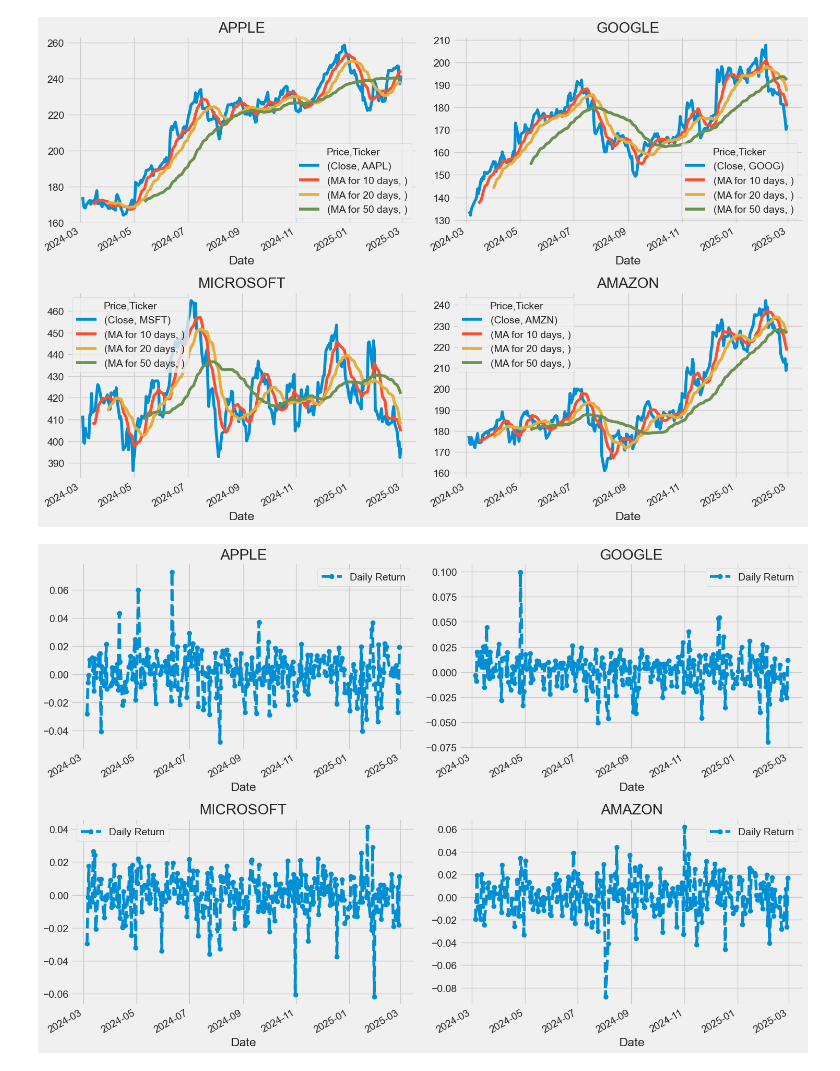
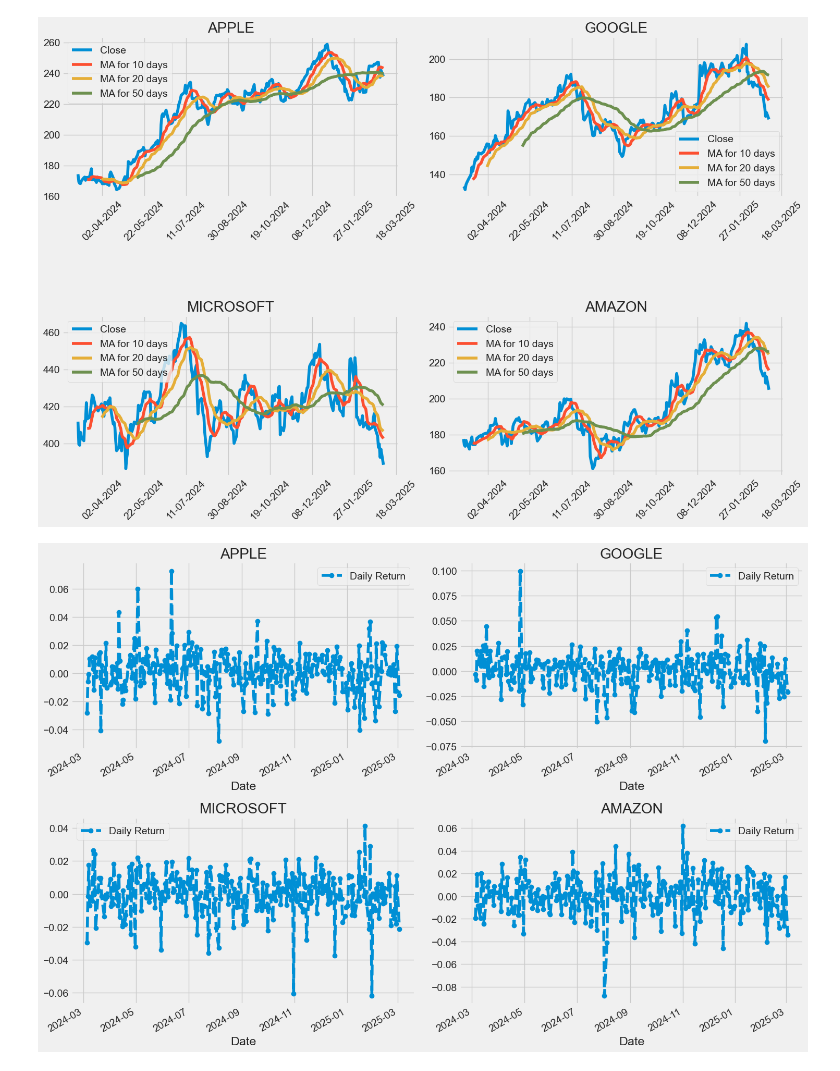
Before and after one commit to Mokshshah2005/Stock-Trend-Analysis, a Jupyter notebook: code/Stock_trend_analysis.ipynb, the cells around one changed output. Cells and saved outputs as stored; diff of their text form; code cells hidden in the pictures.

```diff
--- a/code/Stock_trend_analysis.ipynb
+++ b/code/Stock_trend_analysis.ipynb
@@ -127,31 +128,29 @@ plt.show()
-# %%
-ma_day = [10, 20, 50]
-
-for ma in ma_day:
-    for company in company_list:
-        column_name = f"MA for {ma} days"
-        company[column_name] = company['Close'].rolling(ma).mean()
-
-
-fig, axes = plt.subplots(nrows=2, ncols=2)
-fig.set_figheight(10)
-fig.set_figwidth(15)
-
-AAPL[['Close', 'MA for 10 days', 'MA for 20 days', 'MA for 50 days']].plot(ax=axes[0,0])
-axes[0,0].set_title('APPLE')
-
-GOOG[['Close', 'MA for 10 days', 'MA for 20 days', 'MA for 50 days']].plot(ax=axes[0,1])
-axes[0,1].set_title('GOOGLE')
-
-MSFT[['Close', 'MA for 10 days', 'MA for 20 days', 'MA for 50 days']].plot(ax=axes[1,0])
-axes[1,0].set_title('MICROSOFT')
-
-AMZN[['Close', 'MA for 10 days', 'MA for 20 days', 'MA for 50 days']].plot(ax=axes[1,1])
-axes[1,1].set_title('AMAZON')
-
-fig.tight_layout()
-# %% [output]
-[figure, removed]
+# %%
+
+#Calculating moving averages over different time periods of 10,20 and 50 days
+#The Moving Average is a simple technical analysis tool that smooths out price data by creating a constantly updated average price.
+ma_day = [10, 20, 50]
+for ma in ma_day:
+    for company in company_list:
+        column_name = f"MA for {ma} days"
+        company[column_name] = company['Close'].rolling(ma).mean()
+plt.figure(figsize=(15,10))
+plt.subplots_adjust(top=1.25, bottom=1.2)
+for i,company in enumerate(company_list,1):
+    plt.subplot(2,2,i)
+    company.index = pd.to_datetime(company.index)
+    plt.plot(company.index,company['Close'],label='Close')
+    plt.plot(company.index,company['MA for 10 days'],label='MA for 10 days')
+    plt.plot(company.index,company['MA for 20 days'],label='MA for 20 days')
+    plt.plot(company.index,company['MA for 50 days'],label='MA for 50 days')
+    plt.gca().xaxis.set_major_formatter(mdates.DateFormatter("%d-%m-%Y"))  # Format dates
+    plt.gca().xaxis.set_major_locator(mdates.DayLocator(interval=50))  # Show every 50th day
+    plt.xticks(rotation=45)  # Rotate date labels for better readability
+    plt.title(company_name[i-1])
+    plt.legend()
+plt.tight_layout()
+# %% [output]
+[figure, added]
 # %%
 # We'll use pct_change to find the percent change for each day
 for company in company_list:
```
Also changed, not shown: parts of 16 cells of this notebook.
